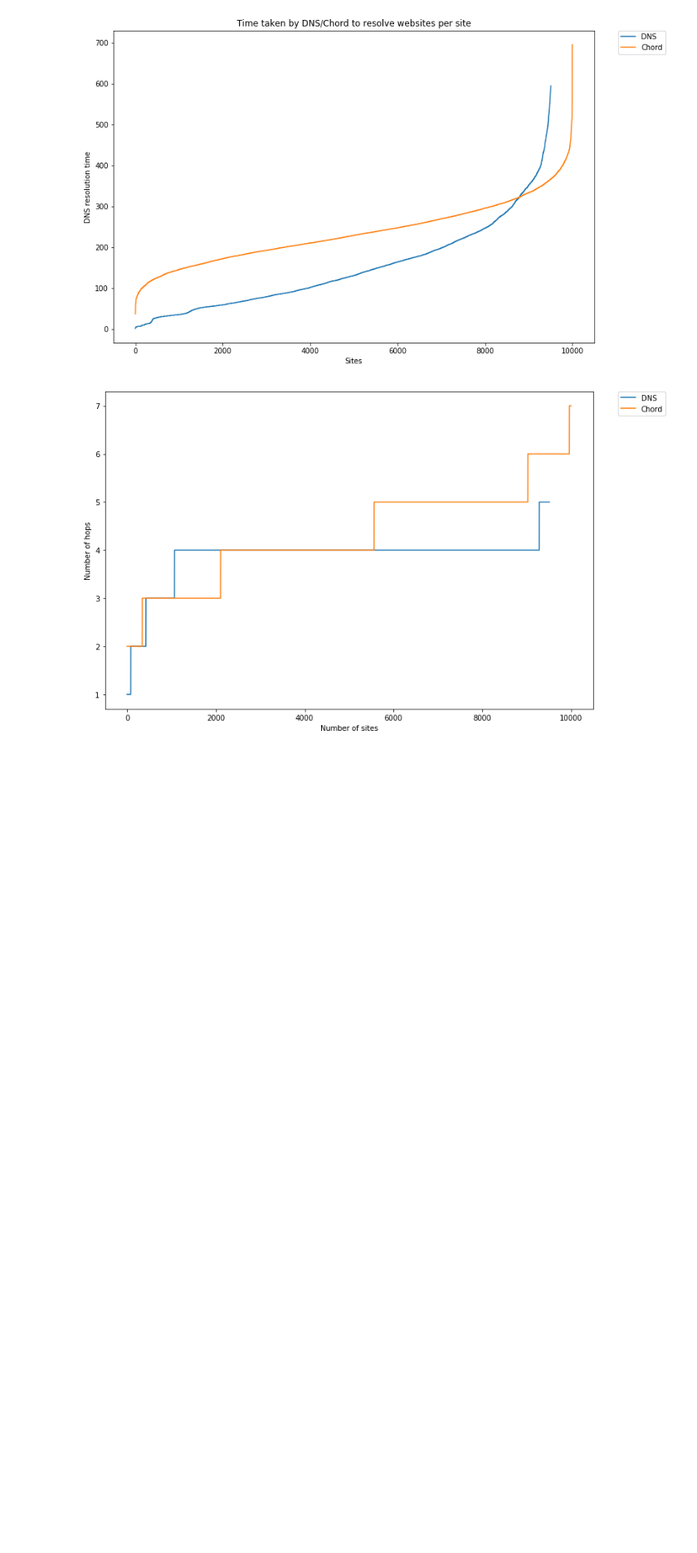
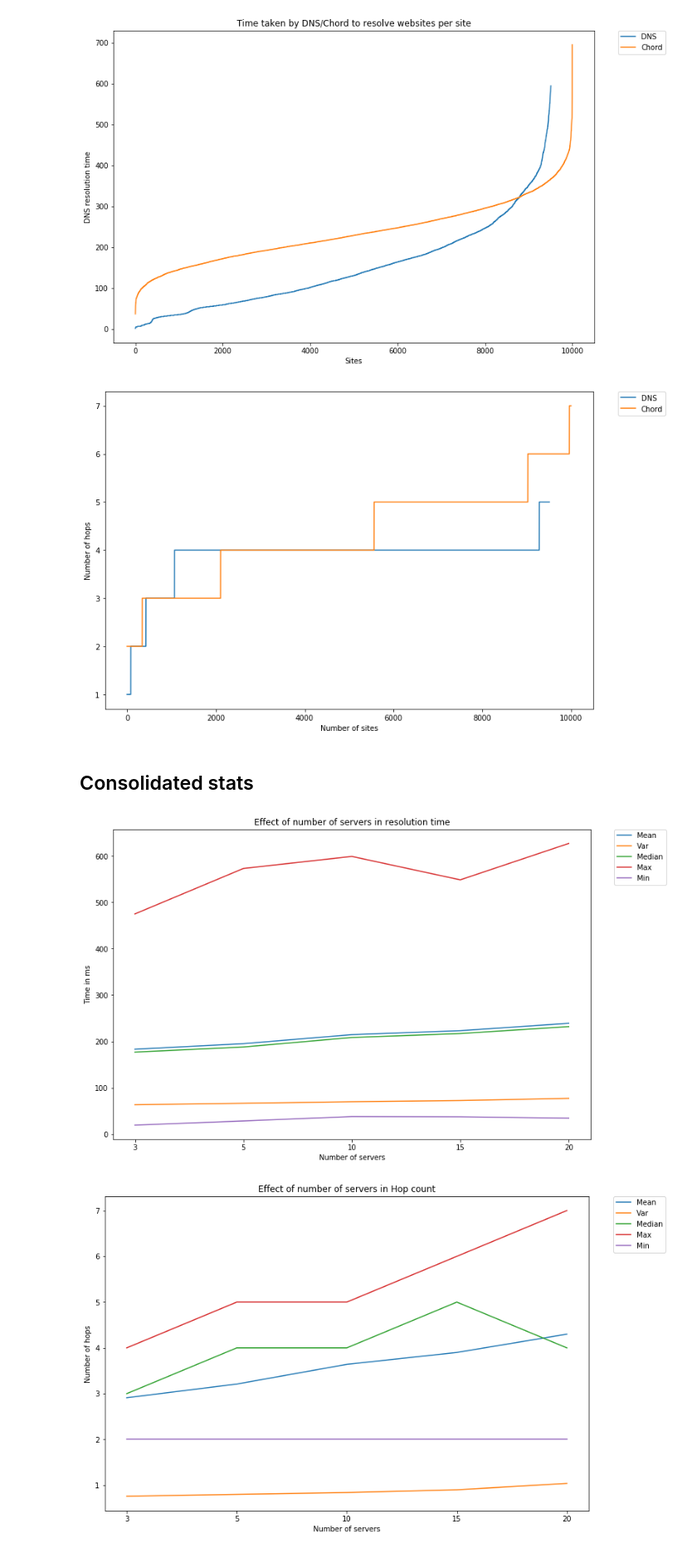
Before and after one commit to soumyadeep2007/dns_chord, a Jupyter notebook: src/chord/performance_analysis-tweaking-params.ipynb, the cells around one changed output. Shown: that part at 83% size. Saved outputs shown, nothing was run; the diff lists cells and outputs as text; code cells hidden in the pictures; blank space fills up the shorter version.

Commit message:
Consolidated stats

```diff
--- a/src/chord/performance_analysis-tweaking-params.ipynb
+++ b/src/chord/performance_analysis-tweaking-params.ipynb
@@ -348,3 +348,9 @@ plt.xlabel('Number of sites')
 plt.show()
 # %% [output]
 [figure]
+# %% [markdown]
+## Consolidated stats
+# %%
+import os
+folders = [3,5,10,15,20]
+stats_file = ['../../images/server_'+str(x)+'/stats.txt' for x in folders]
@@ -350,0 +395,33 @@ plt.show()
+# %%
+plt.figure(figsize=(12,8))
+for key in times.keys():
+    plt.plot(times[key], label=key)
+plt.legend(bbox_to_anchor=(1.05, 1), loc=2, borderaxespad=0.)
+plt.ylabel('Time in ms')
+plt.xticks(range(len(folders)),folders)
+plt.xlabel('Number of servers')
+plt.title('Effect of number of servers in resolution time')
+plt.show()
+
+plt.figure(figsize=(12,8))
+for key in hops_stats.keys():
+    plt.plot(hops_stats[key], label=key)
+plt.legend(bbox_to_anchor=(1.05, 1), loc=2, borderaxespad=0.)
+plt.ylabel('Number of hops')
+plt.xticks(range(len(folders)),folders)
+plt.xlabel('Number of servers')
+plt.title('Effect of number of servers in Hop count')
+plt.show()
+
+plt.figure(figsize=(12,8))
+for key in load_stats.keys():
+    plt.plot(load_stats[key], label=key)
+plt.legend(bbox_to_anchor=(1.05, 1), loc=2, borderaxespad=0.)
+plt.ylabel('Node load')
+plt.xticks(range(len(folders)),folders)
+plt.xlabel('Number of servers')
+plt.title('Effect of number of servers in Node load distribution')
+plt.show()
+# %% [output]
+[figure, added]
+[figure, added]
```
Also changed, not shown: parts of 2 cells of this notebook.
